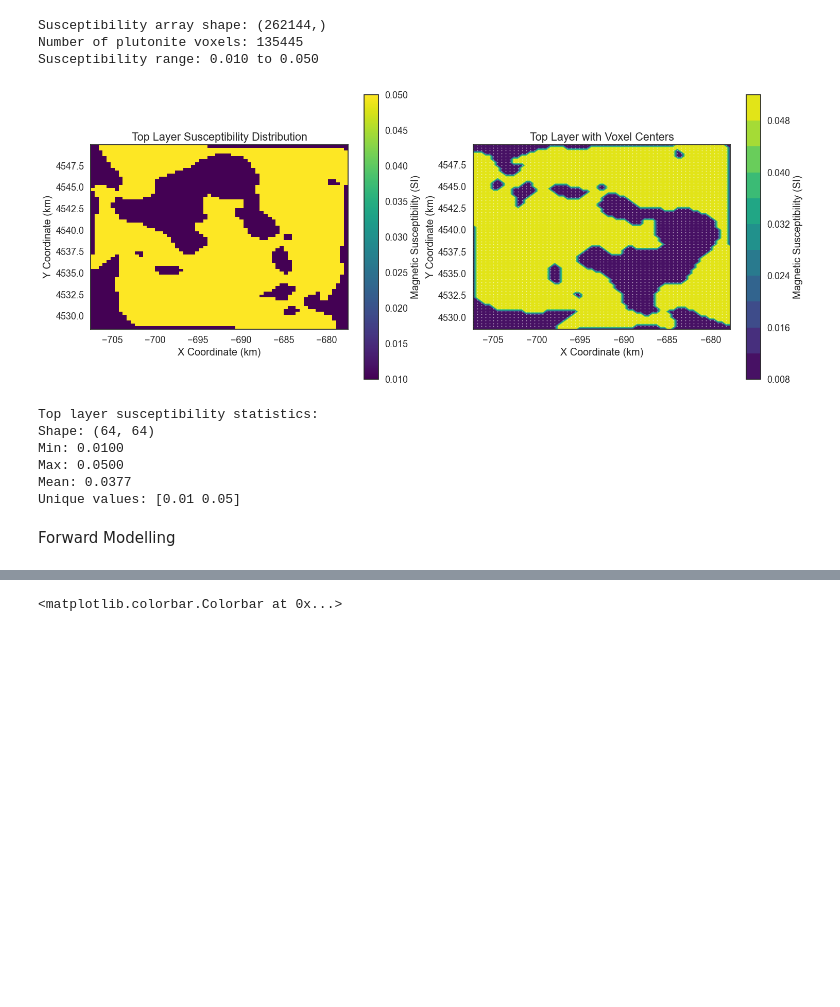
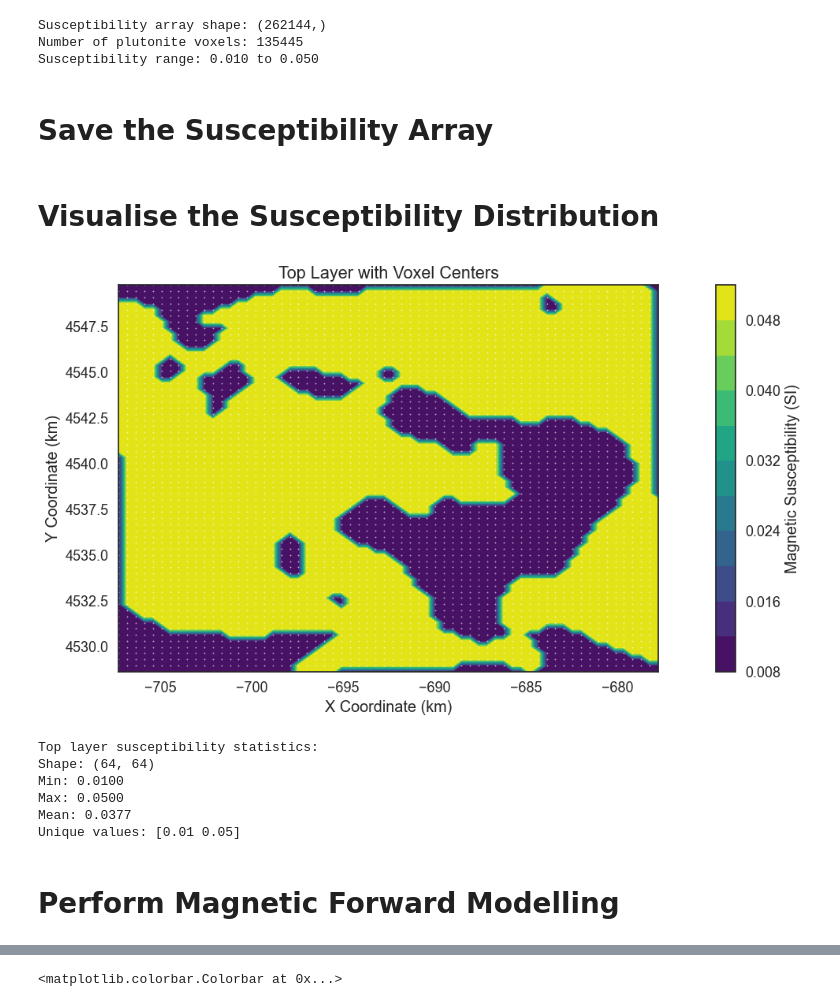
Before and after one commit to terranigma-solutions/Mineye-Terranigma, a Jupyter notebook: GeoModel/Geophysical_Forward_Modelling/forward_modelling_magnetics.ipynb, the cells around one changed output, grey strips where cells are left out. Saved outputs shown, nothing was run; the diff lists cells and outputs as text; code cells hidden in the pictures; blank space fills up the shorter version.

```diff
--- a/GeoModel/Geophysical_Forward_Modelling/forward_modelling_magnetics.ipynb
+++ b/GeoModel/Geophysical_Forward_Modelling/forward_modelling_magnetics.ipynb
@@ -14,7 +14,6 @@ import gempy_viewer as gpv
 import gempy_engine
 
 from gempy_engine.core.data.stack_relation_type import StackRelationType
-import HelperMethods
 
 import threading
 import pickle
@@ -22,5 +21,6 @@ import os
 
 BASE_DIR = os.getcwd()
 data_dir = os.path.join(BASE_DIR, '..', 'Data', 'Tharsis AOI 1')
+geomodel_dir = os.path.abspath(os.path.join(BASE_DIR, '..', '..', 'Data', 'Geological_Models'))
 
 trigger_create_cross_section = True
@@ -53,6 +51,6 @@ plutonite_dip_angle = 70 # 70
 # Importing Plutonic Model
 # %%
 # --- Load full model ---
-with open("geomodel.pkl", "rb") as f:
+with open(os.path.join(geomodel_dir, 'Plutonite-Basement_Models', 'plutonite_geo_model.pkl'), "rb") as f:
     plutonite_geo_model = pickle.load(f)
 # %% [markdown]
@@ -94,5 +82,7 @@ Assigning Susceptibility Values
+# %%
+non_plutonite_susceptibility = 0.01
+plutonite_susceptibility     = 0.05
 # %%
-# Assign magnetic susceptibilities to voxels
 
 # 1. Get the formation IDs for the model
 plutonite_lith_block = plutonite_geo_model.solutions.raw_arrays.lith_block
@@ -114,8 +104,8 @@ plutonite_id = 1
 plutonite_mask = plutonite_lith_block_reshaped == plutonite_id
 
 # 4. Create a susceptibility array
-susceptibility_array = np.full(plutonite_lith_block_reshaped.shape, 0.01)  # Default susceptibility for non-plutonite voxels
-susceptibility_array[plutonite_mask] = 0.05  # Higher susceptibility for plutonite voxels
+susceptibility_array = np.full(plutonite_lith_block_reshaped.shape, non_plutonite_susceptibility)  # Default susceptibility for non-plutonite voxels
+susceptibility_array[plutonite_mask] = plutonite_susceptibility                                    # Higher susceptibility for plutonite voxels
 susceptibility_array_flat = susceptibility_array.flatten()
 
 print(f"Susceptibility array shape: {susceptibility_array_flat.shape}")
@@ -129,3 +119,5 @@ print(f"Susceptibility range: {np.min(susceptibility_array_flat):.3f} to {np.max
 Susceptibility array shape: (262144,)
 Number of plutonite voxels: 135445
 Susceptibility range: 0.010 to 0.050
+# %% [markdown]
+# Save the Susceptibility Array
@@ -132,49 +126,41 @@ Susceptibility range: 0.010 to 0.050
+# %% [markdown]
+# Visualise the Susceptibility Distribution
 # %%
 # Extract top layer voxel coordinates and susceptibility values
 # Use flipped voxel coordinates for proper orientation
 voxel_coords_flipped_reshaped = voxel_coords_flipped.reshape(64, 64, 64, 3)
 top_layer_coords = voxel_coords_flipped_reshaped[:, :, -1, :]  # Top layer (highest z)
 top_layer_susceptibility = susceptibility_array[:, :, -1]  # Top layer susceptibility
 
 # Extract X and Y coordinates for plotting
 x_top = top_layer_coords[:, :, 0]
 y_top = top_layer_coords[:, :, 1]
 
 # Create visualization
-fig, (ax1, ax2) = plt.subplots(1, 2, figsize=(15, 6))
-
-# Plot 1: Susceptibility map
-im1 = ax1.imshow(top_layer_susceptibility, extent=[min_x/1000, max_x/1000, min_y/1000, max_y/1000],
-                 cmap='viridis', origin='lower', interpolation='nearest')
-cbar1 = plt.colorbar(im1, ax=ax1)
-cbar1.set_label('Magnetic Susceptibility (SI)')
-ax1.set_xlabel('X Coordinate (km)')
-ax1.set_ylabel('Y Coordinate (km)')
-ax1.set_title('Top Layer Susceptibility Distribution')
-ax1.set_aspect('equal')
+fig, ax = plt.subplots(figsize=(15, 6))
 
 # Plot 2: Contour plot with voxel centers
-contour = ax2.contourf(x_top/1000, y_top/1000, top_layer_susceptibility, levels=10, cmap='viridis')
-ax2.scatter(x_top.flatten()/1000, y_top.flatten()/1000, c='white', s=1, alpha=0.5)
-cbar2 = plt.colorbar(contour, ax=ax2)
+contour = ax.contourf(x_top/1000, y_top/1000, top_layer_susceptibility, levels=10, cmap='viridis')
+ax.scatter(x_top.flatten()/1000, y_top.flatten()/1000, c='white', s=1, alpha=0.5)
+cbar2 = plt.colorbar(contour, ax=ax)
 cbar2.set_label('Magnetic Susceptibility (SI)')
-ax2.set_xlabel('X Coordinate (km)')
-ax2.set_ylabel('Y Coordinate (km)')
-ax2.set_title('Top Layer with Voxel Centers')
-ax2.set_aspect('equal')
+ax.set_xlabel('X Coordinate (km)')
+ax.set_ylabel('Y Coordinate (km)')
+ax.set_title('Top Layer with Voxel Centers')
+ax.set_aspect('equal')
 
 plt.tight_layout()
 plt.show()
 
 # Print statistics
 print(f"Top layer susceptibility statistics:")
 print(f"Shape: {top_layer_susceptibility.shape}")
 print(f"Min: {np.min(top_layer_susceptibility):.4f}")
 print(f"Max: {np.max(top_layer_susceptibility):.4f}")
 print(f"Mean: {np.mean(top_layer_susceptibility):.4f}")
 print(f"Unique values: {np.unique(top_layer_susceptibility)}")
 # %% [output]
-[figure, old version]
+[figure, new version]
 Top layer susceptibility statistics:
 Shape: (64, 64)
 Min: 0.0100
@@ -182,4 +168,4 @@ Max: 0.0500
 Mean: 0.0377
 Unique values: [0.01 0.05]
 # %% [markdown]
-Forward Modelling
+# Perform Magnetic Forward Modelling
```
Also changed, not shown: parts of 12 cells of this notebook, 2 other files.
